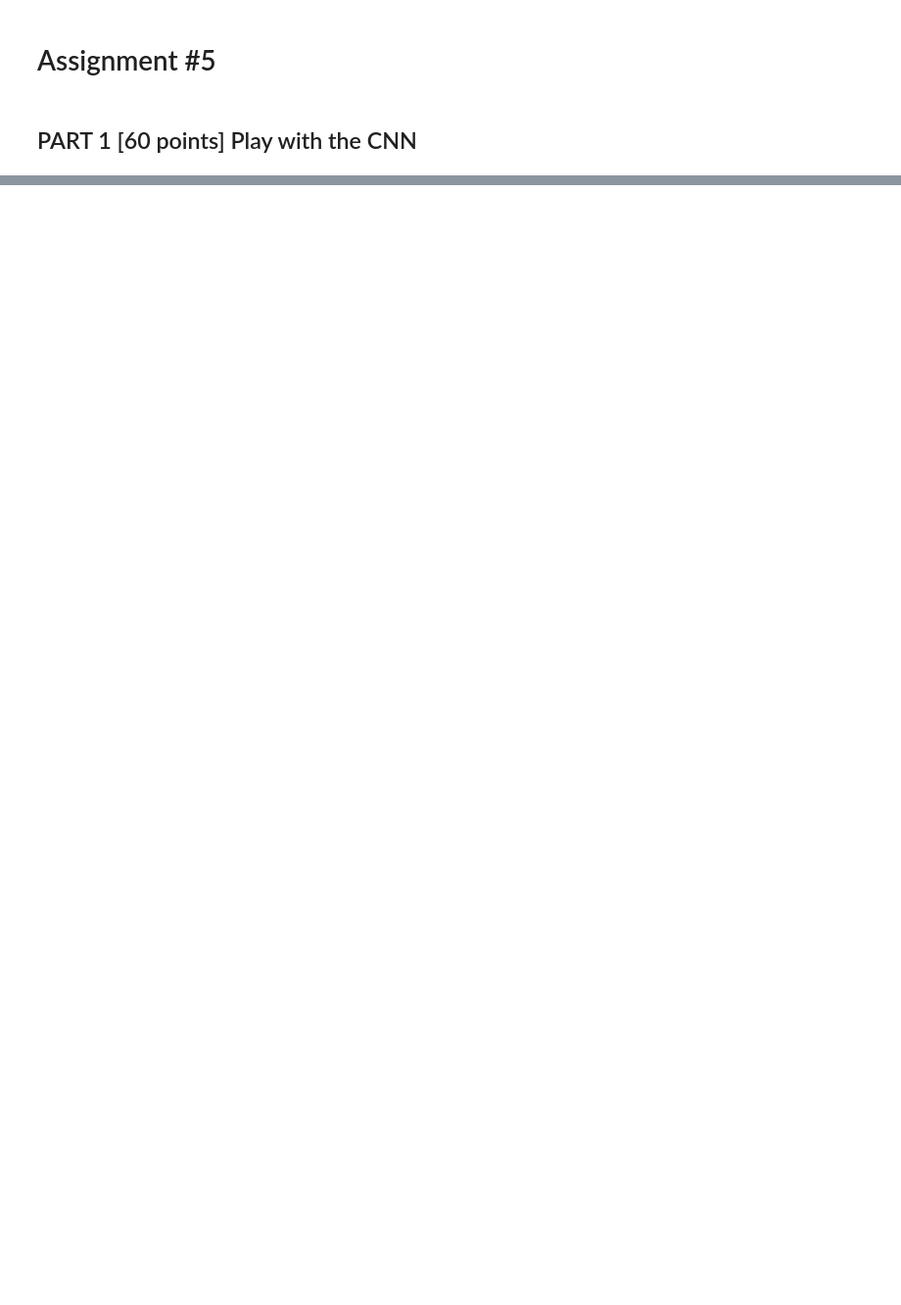
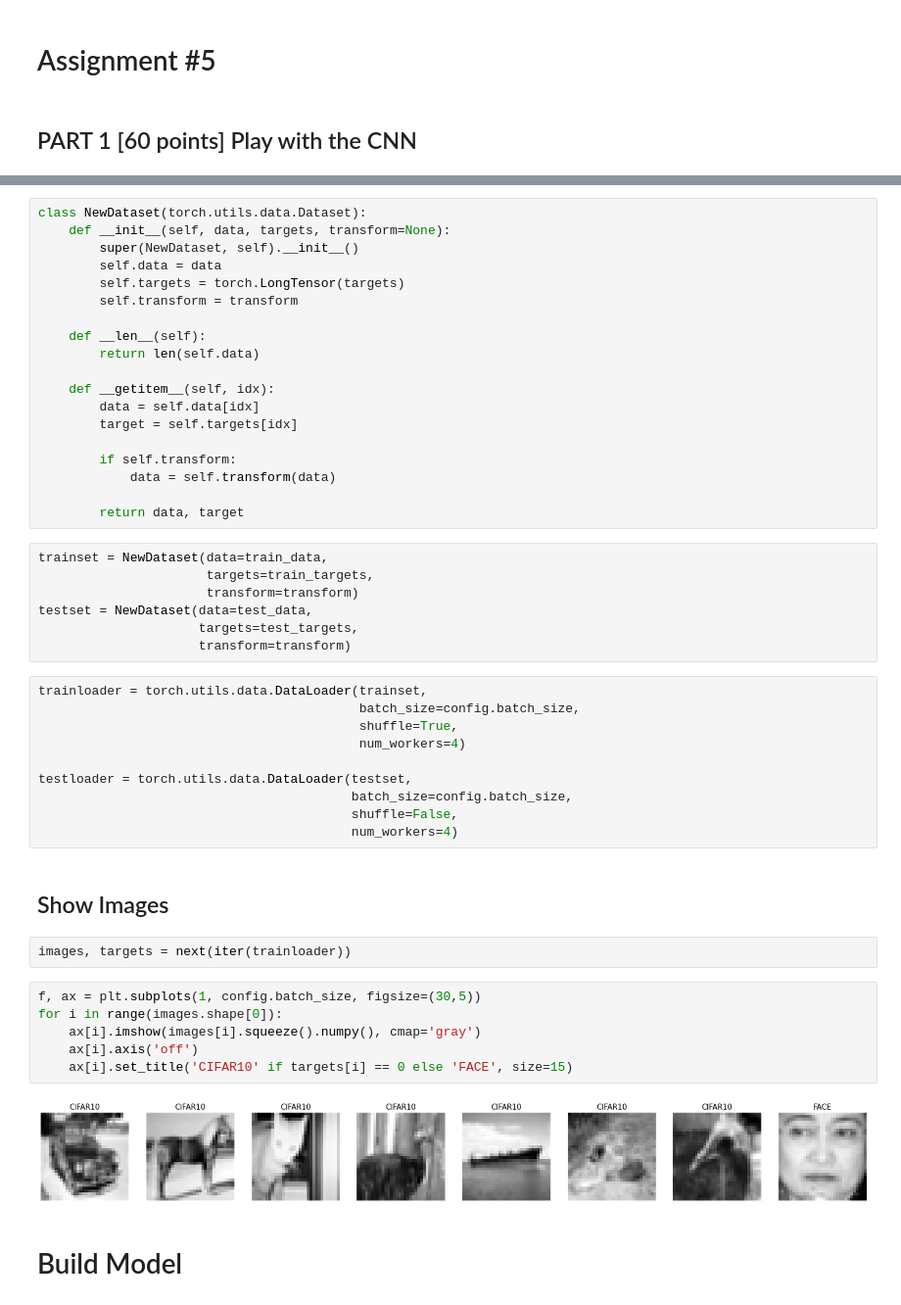
Before and after one commit to TooTouch/KU-ComputerVision, a Jupyter notebook: Assignment5/face_nonface.ipynb, the cells around one changed output, grey strips where cells are left out. Shown at 98% size. Saved outputs shown, nothing was run; the diff lists cells and outputs as text; blank space fills up the shorter version.

```diff
--- a/Assignment5/face_nonface.ipynb
+++ b/Assignment5/face_nonface.ipynb
@@ -351,0 +177,50 @@ plot_confusion_matrix(cm,classes,normalize=True)
+# %%
+class NewDataset(torch.utils.data.Dataset):
+    def __init__(self, data, targets, transform=None):
+        super(NewDataset, self).__init__()
+        self.data = data
+        self.targets = torch.LongTensor(targets)
+        self.transform = transform
+
+    def __len__(self):
+        return len(self.data)
+
+    def __getitem__(self, idx):
+        data = self.data[idx]
+        target = self.targets[idx]
+
+        if self.transform:
+            data = self.transform(data)
+
+        return data, target
+# %%
+trainset = NewDataset(data=train_data,
+                      targets=train_targets,
+                      transform=transform)
+testset = NewDataset(data=test_data,
+                     targets=test_targets,
+                     transform=transform)
+# %%
+trainloader = torch.utils.data.DataLoader(trainset,
+                                          batch_size=config.batch_size,
+                                          shuffle=True,
+                                          num_workers=4)
+
+testloader = torch.utils.data.DataLoader(testset,
+                                         batch_size=config.batch_size,
+                                         shuffle=False,
+                                         num_workers=4)
+# %% [markdown]
+## Show Images
+# %%
+images, targets = next(iter(trainloader))
+# %%
+f, ax = plt.subplots(1, config.batch_size, figsize=(30,5))
+for i in range(images.shape[0]):
+    ax[i].imshow(images[i].squeeze().numpy(), cmap='gray')
+    ax[i].axis('off')
+    ax[i].set_title('CIFAR10' if targets[i] == 0 else 'FACE', size=15)
+# %% [output]
+[figure, added]
+# %% [markdown]
+# Build Model
```
Also changed, not shown: parts of 58 cells of this notebook.
